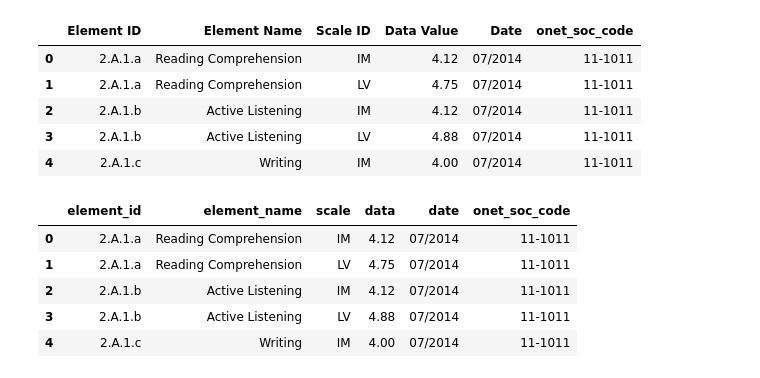
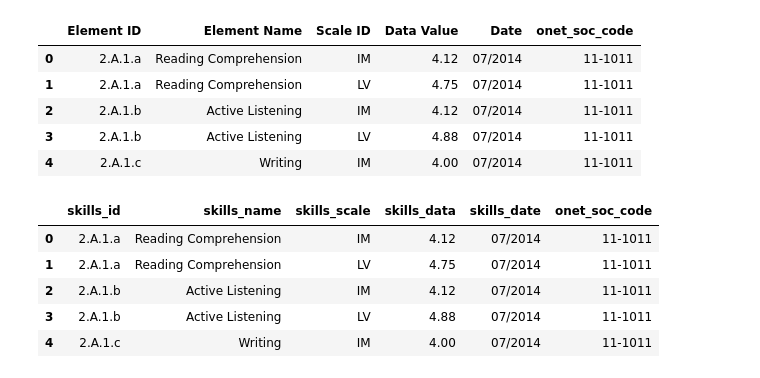
Before and after one commit to GGGOJO/ETL_project, a Jupyter notebook: ETL_Project.ipynb, the cells around one changed output. Cells and saved outputs as stored; diff of their text form; code cells hidden in the pictures.

```diff
--- a/ETL_Project.ipynb
+++ b/ETL_Project.ipynb
@@ -476,0 +549,6 @@ skills_df
+# %%
+# EXTRACT: Optional third data file import into jupyter notebook (Remember to Change These According to the Path)
+# Read O*NET skills data file and store into Pandas DataFrames
+
+skills_df = pd.read_csv('./Resources/skills.txt', delimiter='\t')
+skills_df
@@ -515,11 +614,13 @@ skills_df.head()
 | 3 | 2.A.1.b | Active Listening | LV | 4.88 | 07/2014 | 11-1011 |
 | 4 | 2.A.1.c | Writing | IM | 4.00 | 07/2014 | 11-1011 |
 # %%
-skills_df = skills_df.rename(columns = {'Element ID':'element_id', 'Element Name':'element_name',
-                           'Scale ID':'scale', 'Data Value':'data','Date':'date'})
+# Preference to rename the attributes to snake format
+
+skills_df = skills_df.rename(columns = {'Element ID':'skills_id', 'Element Name':'skills_name',
+                           'Scale ID':'skills_scale', 'Data Value':'skills_data','Date':'skills_date'})
 skills_df.head()
 # %% [output]
-|  | element_id | element_name | scale | data | date | onet_soc_code |
+|  | skills_id | skills_name | skills_scale | skills_data | skills_date | onet_soc_code |
 | 0 | 2.A.1.a | Reading Comprehension | IM | 4.12 | 07/2014 | 11-1011 |
 | 1 | 2.A.1.a | Reading Comprehension | LV | 4.75 | 07/2014 | 11-1011 |
 | 2 | 2.A.1.b | Active Listening | IM | 4.12 | 07/2014 | 11-1011 |
```
Also changed, not shown: parts of 56 cells of this notebook, 8 other files.
